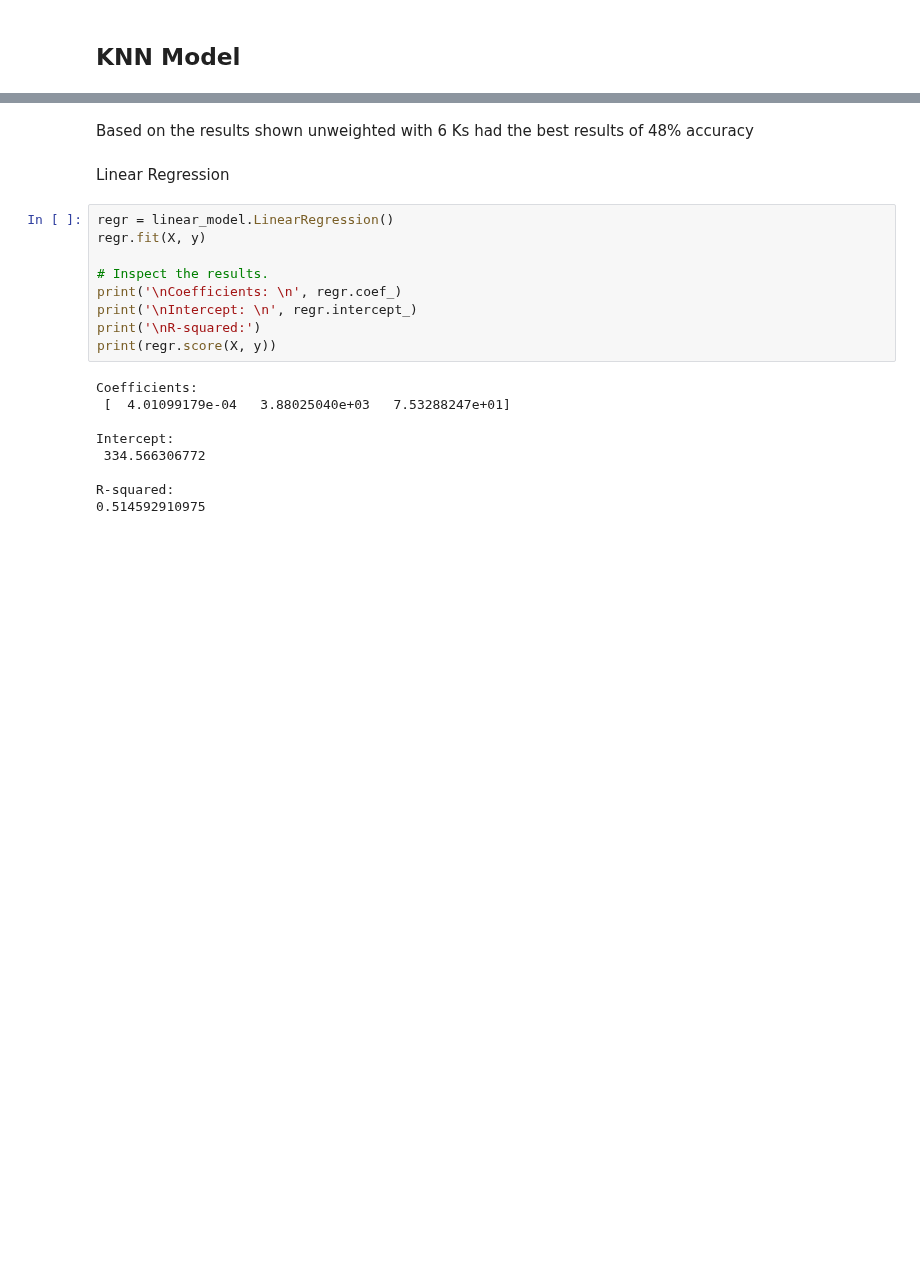
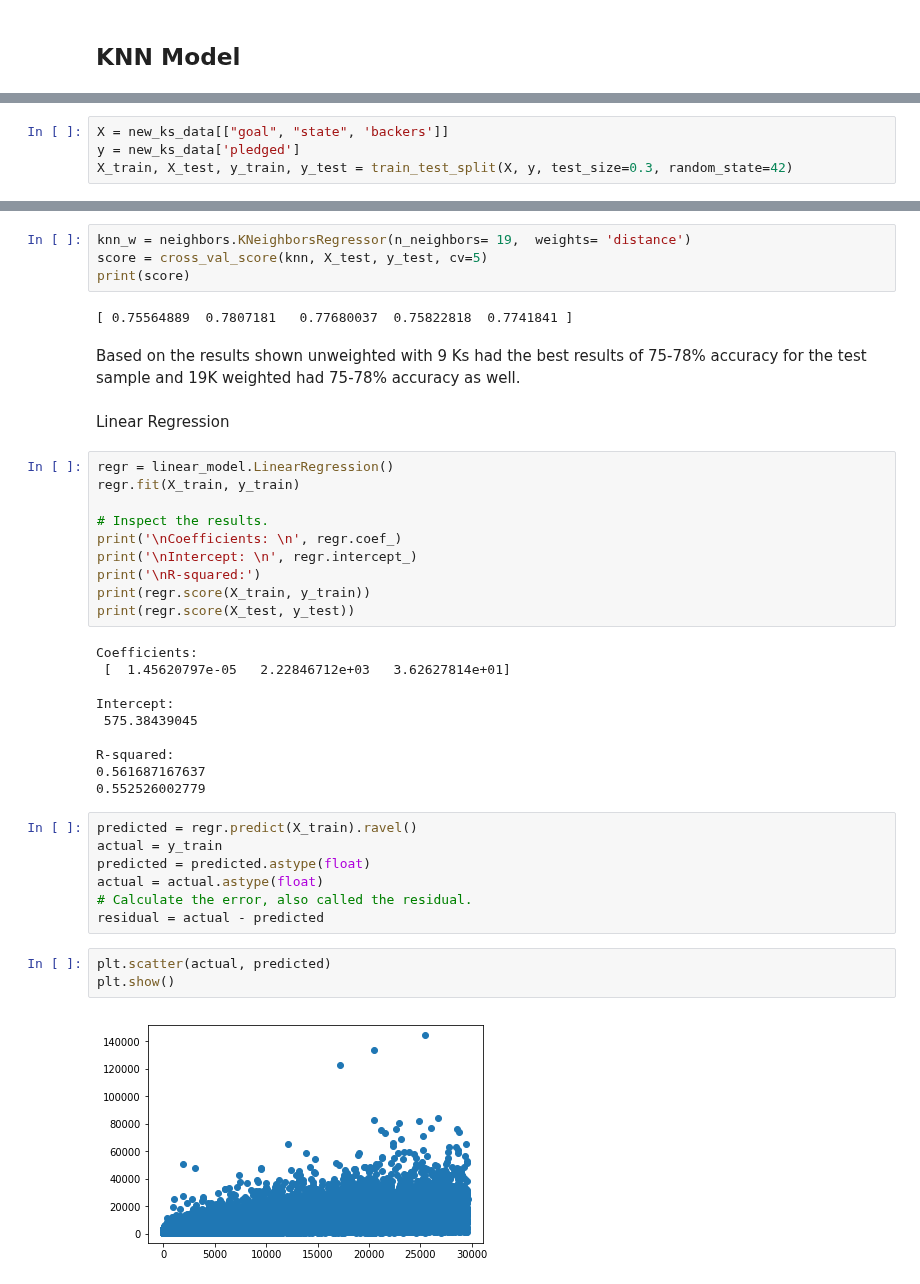
Before and after one commit to efuller11/Thinkful, a Jupyter notebook: Unit 3 lesson 1 Challenge Model Comparison.ipynb, the cells around one changed output, grey strips where cells are left out. Drawn from its saved outputs; the diff is of its cells as text; blank space fills up the shorter version.

```diff
--- a/Unit 3 lesson 1 Challenge Model Comparison.ipynb
+++ b/Unit 3 lesson 1 Challenge Model Comparison.ipynb
@@ -195,0 +127,4 @@ Weighted Accuracy: 0.17 (+/- 0.39)
+# %%
+X = new_ks_data[["goal", "state", 'backers']]
+y = new_ks_data['pledged']
+X_train, X_test, y_train, y_test = train_test_split(X, y, test_size=0.3, random_state=42)
@@ -196,22 +171,42 @@ Weighted Accuracy: 0.17 (+/- 0.39)
+# %%
+knn_w = neighbors.KNeighborsRegressor(n_neighbors= 19,  weights= 'distance')
+score = cross_val_score(knn, X_test, y_test, cv=5)
+print(score)
+# %% [output]
+[ 0.75564889  0.7807181   0.77680037  0.75822818  0.7741841 ]
 # %% [markdown]
-Based on the results shown unweighted with 6 Ks had the best results of 48% accuracy
+Based on the results shown unweighted with 9 Ks had the best results of 75-78% accuracy for the test sample and 19K weighted had 75-78% accuracy as well.
 # %% [markdown]
 Linear Regression
 # %%
 regr = linear_model.LinearRegression()
-regr.fit(X, y)
+regr.fit(X_train, y_train)
 
 # Inspect the results.
 print('\nCoefficients: \n', regr.coef_)
 print('\nIntercept: \n', regr.intercept_)
 print('\nR-squared:')
-print(regr.score(X, y))
+print(regr.score(X_train, y_train))
+print(regr.score(X_test, y_test))
 # %% [output]
 Coefficients:
- [  4.01099179e-04   3.88025040e+03   7.53288247e+01]
+ [  1.45620797e-05   2.22846712e+03   3.62627814e+01]
 
 Intercept:
- 334.566306772
+ 575.38439045
 
 R-squared:
-0.514592910975
+0.561687167637
+0.552526002779
+# %%
+predicted = regr.predict(X_train).ravel()
+actual = y_train
+predicted = predicted.astype(float)
+actual = actual.astype(float)
+# Calculate the error, also called the residual.
+residual = actual - predicted
+# %%
+plt.scatter(actual, predicted)
+plt.show()
+# %% [output]
+[figure, added]
```
Also changed, not shown: parts of 28 cells of this notebook.
